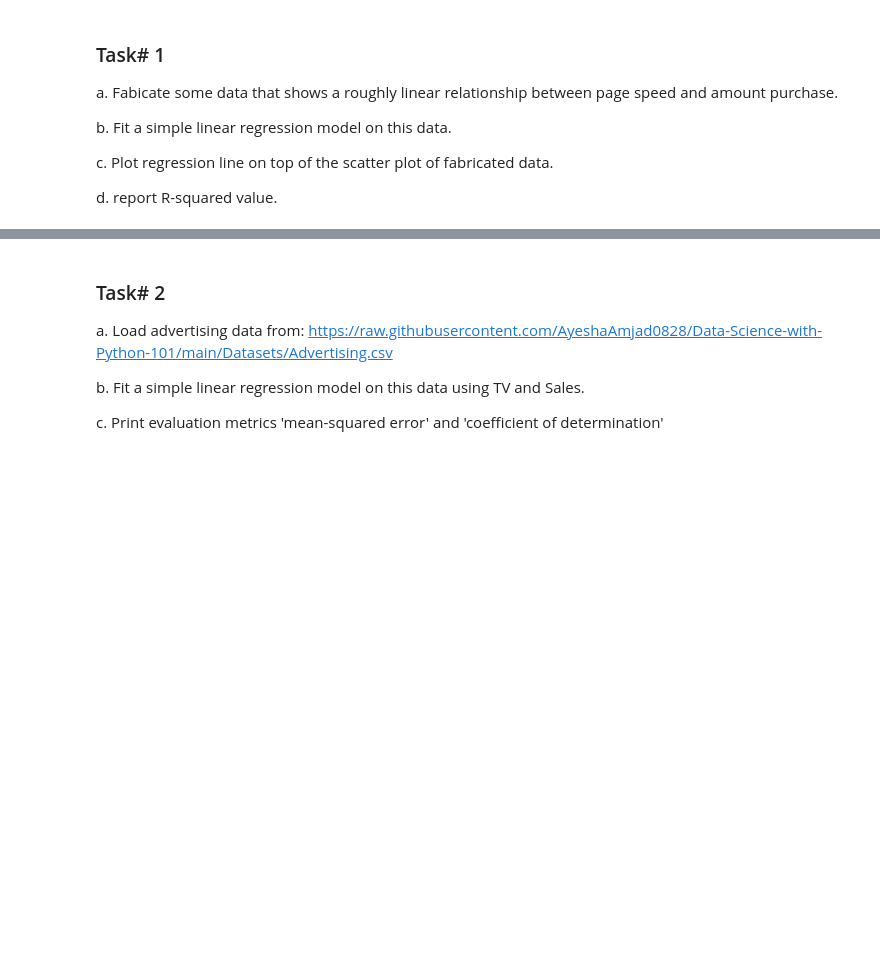
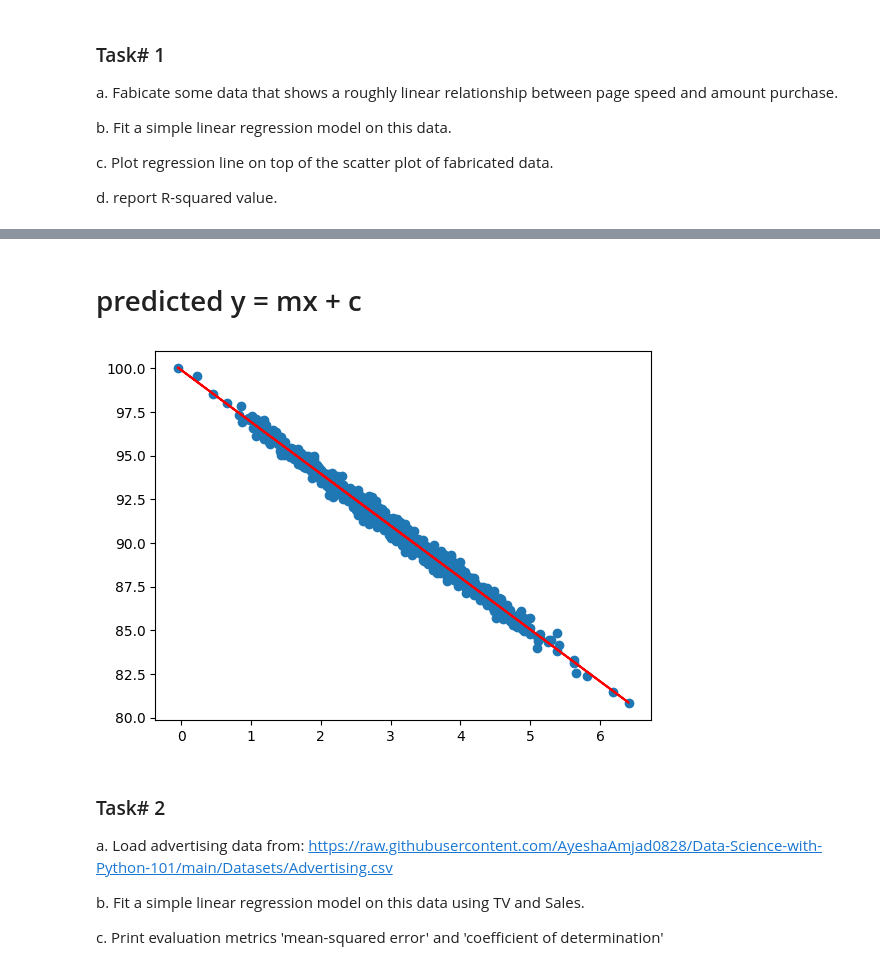
Before and after one commit to AyeshaAmjad0828/Data-Science-with-Python-101, a Jupyter notebook: Python Scripts - In Session/Linear_Regression.ipynb, the cells around one changed output, grey strips where cells are left out. Cells and saved outputs as stored; diff of their text form; code cells hidden in the pictures; blank space fills up the shorter version.

```diff
--- a/Python Scripts - In Session/Linear_Regression.ipynb
+++ b/Python Scripts - In Session/Linear_Regression.ipynb
@@ -24,3 +43,12 @@ d. report R-squared value.
+# %% [markdown]
+# predicted y = mx + c
+# %%
+predicted_purchaseAmount = slope * pageSpeeds + intercept
+plt.scatter(pageSpeeds, purchaseAmount)
+plt.plot(pageSpeeds, predicted_purchaseAmount, c='r')
+plt.show()
+# %% [output]
+[figure, added]
 # %% [markdown]
 ### Task# 2
 
```
Also changed, not shown: parts of 54 cells of this notebook, 1 other file.
